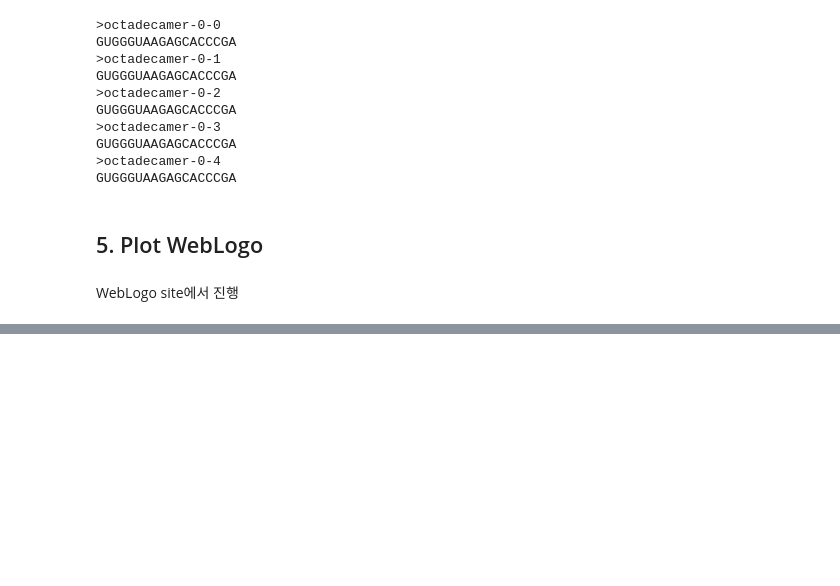
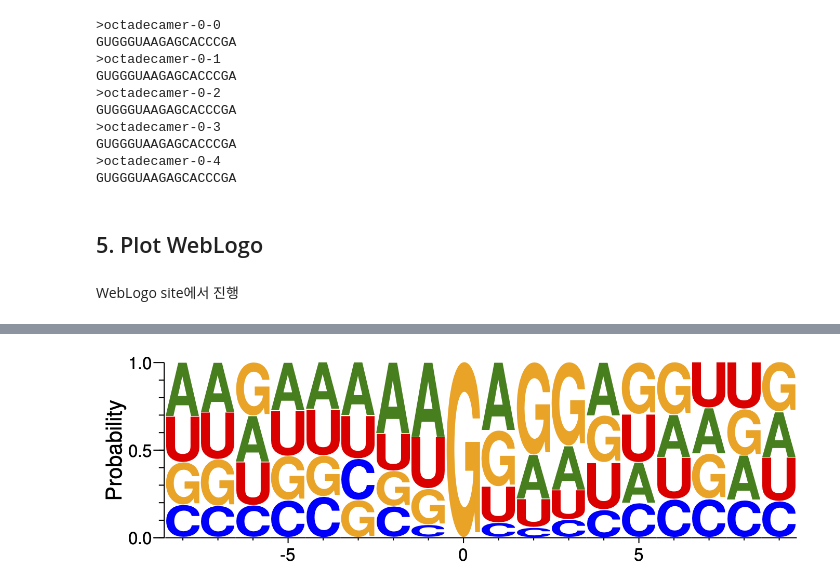
Before and after one commit to hyejun18/bioinfo1, a Jupyter notebook: notebooks/TermProj_Free_1.ipynb, the cells around one changed output, grey strips where cells are left out. Drawn from its saved outputs; the diff is of its cells as text; code cells hidden in the pictures; blank space fills up the shorter version.

```diff
--- a/notebooks/TermProj_Free_1.ipynb
+++ b/notebooks/TermProj_Free_1.ipynb
@@ -220,0 +223,4 @@ WebLogo site에서 진행
+# %%
+Image('../images/18mer-denoised-probability.png')
+# %% [output]
+[figure, added]
```
Also changed, not shown: parts of 4 cells of this notebook.
